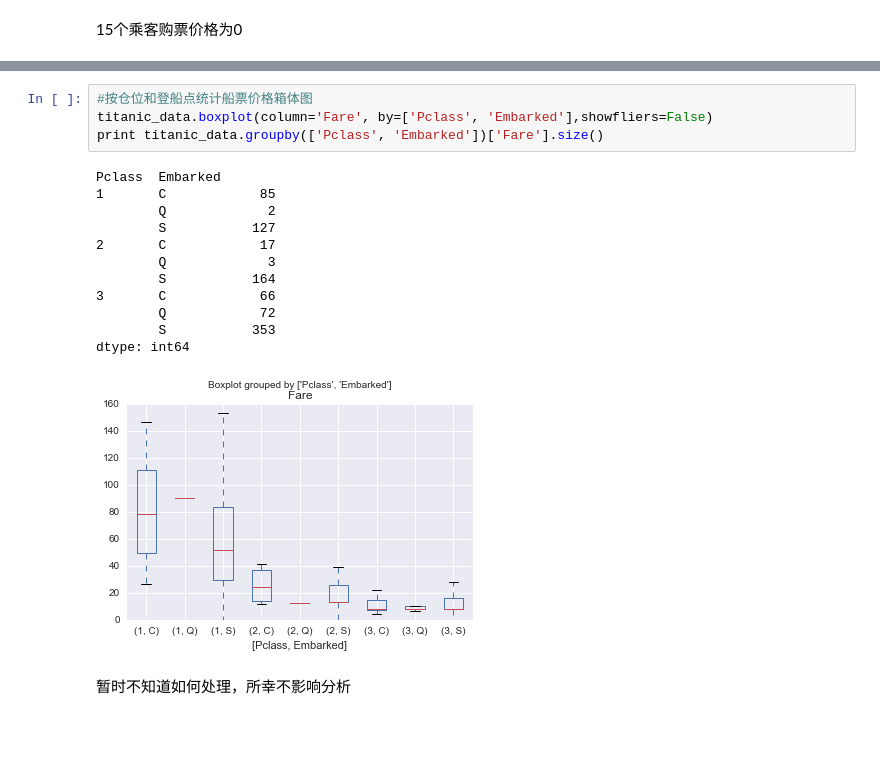
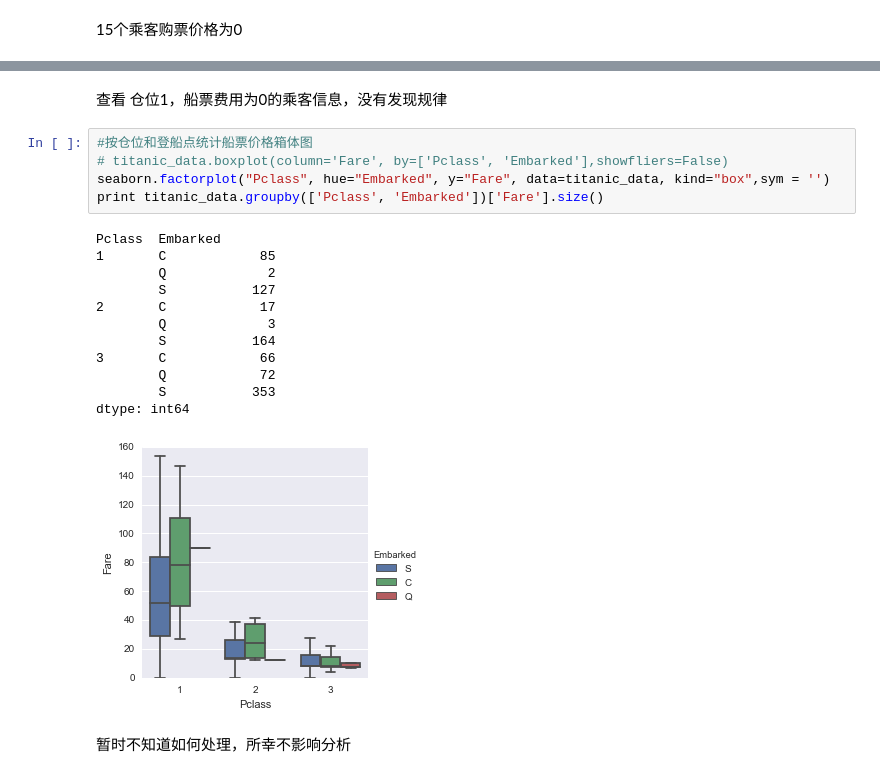
Before and after one commit to Cen74/data-analyst, a Jupyter notebook: projects_zh/P2 investigate_dataset/Titanic P2.ipynb, the cells around one changed output, grey strips where cells are left out. Drawn from its saved outputs; the diff is of its cells as text; blank space fills up the shorter version.

```diff
--- a/projects_zh/P2 investigate_dataset/Titanic P2.ipynb
+++ b/projects_zh/P2 investigate_dataset/Titanic P2.ipynb
@@ -218,23 +218,26 @@ print titanic_data[Pclass_1_fare_0]
 806  39.0      0      0  112050   0.0   A36        S         Mr    39.0
 815   NaN      0      0  112058   0.0  B102        S         Mr    30.0
 822  38.0      0      0   19972   0.0   NaN        S   Jonkheer    38.0
+# %% [markdown]
+查看 仓位1，船票费用为0的乘客信息，没有发现规律
 # %%
 #按仓位和登船点统计船票价格箱体图
-titanic_data.boxplot(column='Fare', by=['Pclass', 'Embarked'],showfliers=False)
+# titanic_data.boxplot(column='Fare', by=['Pclass', 'Embarked'],showfliers=False)
+seaborn.factorplot("Pclass", hue="Embarked", y="Fare", data=titanic_data, kind="box",sym = '')
 print titanic_data.groupby(['Pclass', 'Embarked'])['Fare'].size()
 # %% [output]
 Pclass  Embarked
 1       C            85
         Q             2
         S           127
 2       C            17
         Q             3
         S           164
 3       C            66
         Q            72
         S           353
 dtype: int64
-[figure, old version]
+[figure, new version]
 # %% [markdown]
 暂时不知道如何处理，所幸不影响分析
 # %% [markdown]
```
Also changed, not shown: parts of 3 cells of this notebook.
